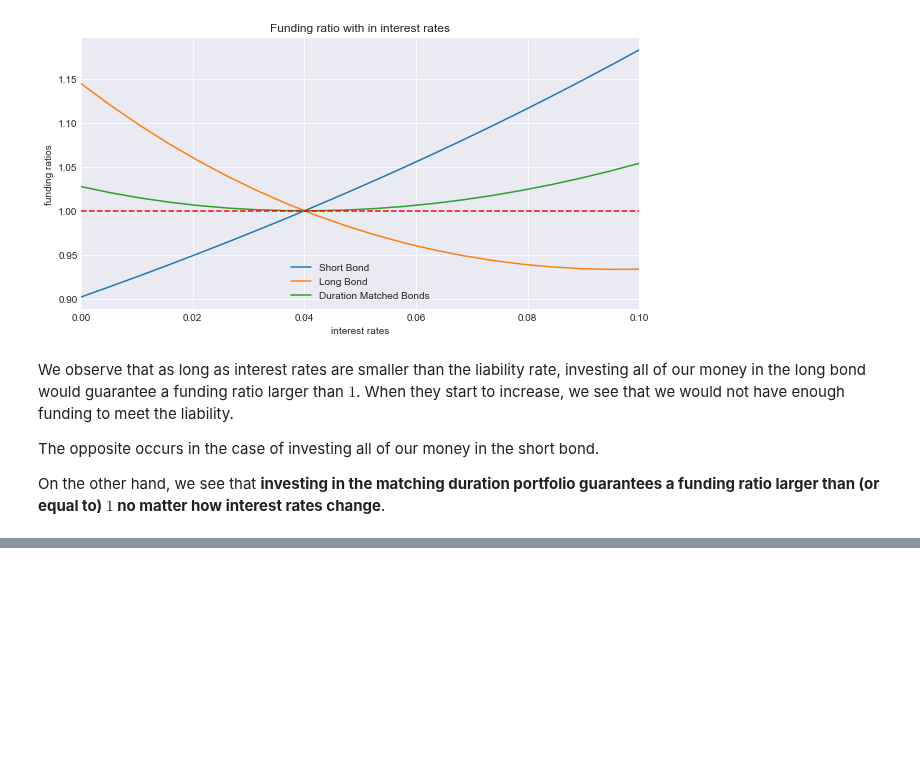
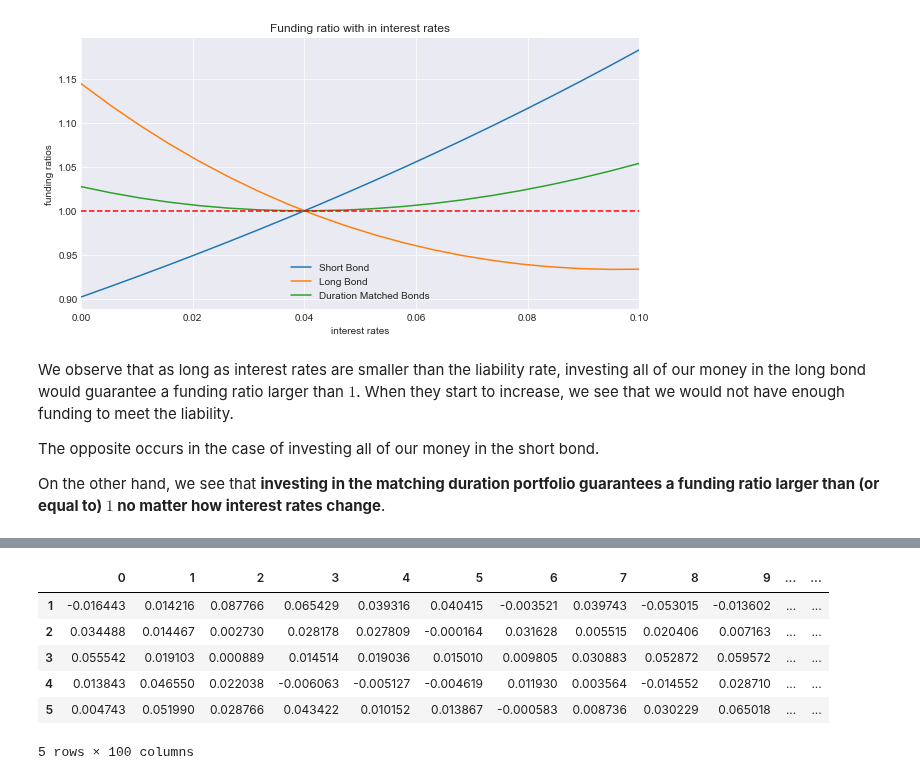
Before and after one commit to z4ir3/finance-courses, a Jupyter notebook: week-4.ipynb, the cells around one changed output, grey strips where cells are left out. Drawn from its saved outputs; the diff is of its cells as text; code cells hidden in the pictures; blank space fills up the shorter version.

```diff
--- a/week-4.ipynb
+++ b/week-4.ipynb
@@ -1201,0 +1070,7 @@ int( coupons_per_year*last_date / 2 )
+# %%
+l = int(coupons_per_year_short * n_years / periods_per_year)
+
+bond_pr_short = erk.bond_price(principal=principal, maturity=maturity_short, coupon_rate=coupon_rate_short,
+                               coupons_per_year=coupons_per_year_short, ytm=rates.iloc[:l+1,:])
+bond_pr_long = erk.bond_price(principal=principal, maturity=maturity_long, coupon_rate=coupon_rate_long,
+                              coupons_per_year=coupons_per_year_long, ytm=rates).iloc[:l+1,:]
@@ -1201,0 +1081,34 @@ int( coupons_per_year*last_date / 2 )
+# %%
+bond_rets_short = erk.bond_returns(principal=principal, bond_prices=bond_pr_short, coupon_rate=coupon_rate_short,
+                                   coupons_per_year=coupons_per_year_short, periods_per_year=periods_per_year)
+bond_rets_long = erk.bond_returns(principal=principal, bond_prices=bond_pr_long, coupon_rate=coupon_rate_long,
+                                   coupons_per_year=coupons_per_year_long, periods_per_year=periods_per_year)
+#erk.annualize_rets(bond_rets_short, periods_per_year=periods_per_year)
+# %%
+def allocator_fixed(r1, r2, w1, **kwargs):
+    return pd.DataFrame(data=w1, index=r1.index, columns=r1.columns)
+
+def ldi_mixer(r1, r2, allocator, **kwargs):
+    if not r1.shape == r2.shape:
+        # make sure shapes coincides
+        raise ValueError("Expected r1 and r2 to be the same shape")
+
+    weights = allocator(r1, r2, **kwargs)
+
+    if not weights.shape == r1.shape:
+        # make sure shapes coincides
+        raise ValueError("Weights shape does not match r1 (and r2) shape")
+
+    return weights*r1 + (1-weights)*r2
+# %%
+w1 = 0.6
+bond_mix_rets = bt_mix(bond_rets_short, bond_rets_long, allocator=allocator_fixed, w1=w1)
+bond_mix_rets.head()
+# %% [output]
+|  | 0 | 1 | 2 | 3 | 4 | 5 | 6 | 7 | 8 | 9 | ... | ... |
+| 1 | -0.016443 | 0.014216 | 0.087766 | 0.065429 | 0.039316 | 0.040415 | -0.003521 | 0.039743 | -0.053015 | -0.013602 | ... | ... |
+| 2 | 0.034488 | 0.014467 | 0.002730 | 0.028178 | 0.027809 | -0.000164 | 0.031628 | 0.005515 | 0.020406 | 0.007163 | ... | ... |
+| 3 | 0.055542 | 0.019103 | 0.000889 | 0.014514 | 0.019036 | 0.015010 | 0.009805 | 0.030883 | 0.052872 | 0.059572 | ... | ... |
+| 4 | 0.013843 | 0.046550 | 0.022038 | -0.006063 | -0.005127 | -0.004619 | 0.011930 | 0.003564 | -0.014552 | 0.028710 | ... | ... |
+| 5 | 0.004743 | 0.051990 | 0.028766 | 0.043422 | 0.010152 | 0.013867 | -0.000583 | 0.008736 | 0.030229 | 0.065018 | ... | ... |
+5 rows × 100 columns
```
Also changed, not shown: parts of 49 cells of this notebook.
